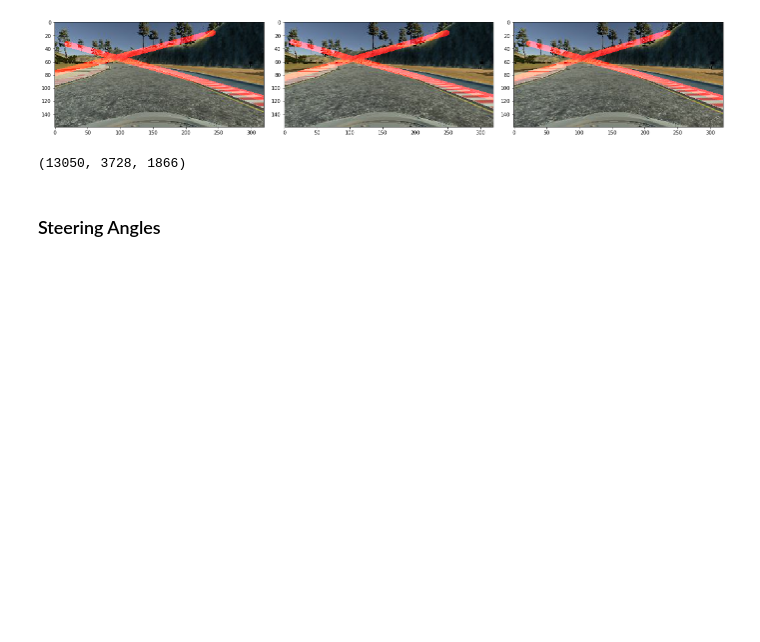
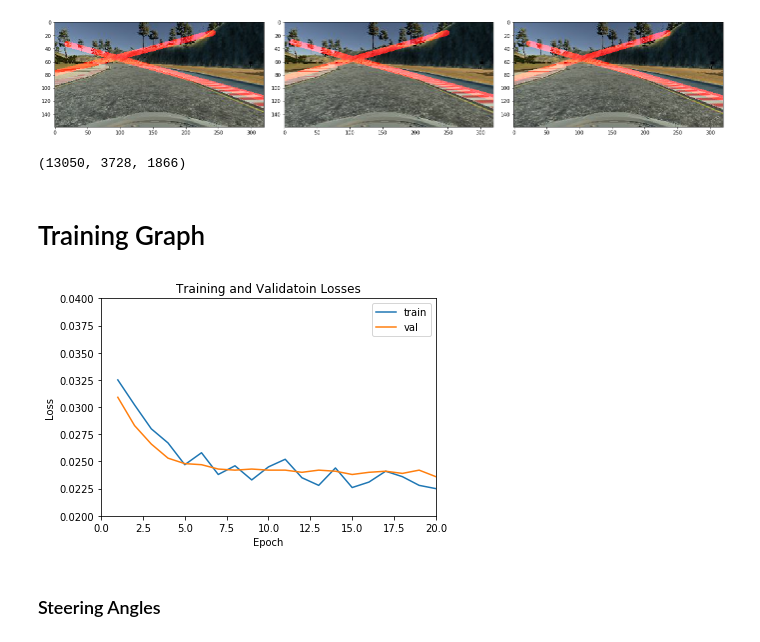
Before and after one commit to ekkus93/CarND-Behavioral-Cloning-P3, a Jupyter notebook: Behavioral_Cloning.ipynb, the cells around one changed output. Cells and saved outputs as stored; diff of their text form; code cells hidden in the pictures; blank space fills up the shorter version.

```diff
--- a/Behavioral_Cloning.ipynb
+++ b/Behavioral_Cloning.ipynb
@@ -167,6 +173,29 @@ model = load_model(model_file)
 # %%
 model_graph_file = 'imgs/model.png'
 plot_model(model, to_file=model_graph_file)
+# %% [markdown]
+# Training Graph
+# %%
+training_losses = [0.0325, 0.0302, 0.0280, 0.0267, 0.0247,
+                  0.0258, 0.0238, 0.0246, 0.0233, 0.0245,
+                  0.0252, 0.0235, 0.0228, 0.0244, 0.0226,
+                  0.0231, 0.0241, 0.0236, 0.0228, 0.0225]
+val_losses = [0.0309, 0.0283, 0.0266, 0.0253, 0.0248,
+             0.0247, 0.0243, 0.0242, 0.0243, 0.0242,
+             0.0242, 0.0240, 0.0242, 0.0241, 0.0238,
+             0.0240, 0.0241, 0.0239, 0.0242, 0.0236]
+
+y = [training_losses, val_losses]
+# %%
+plt.plot(range(1,21), np.transpose(y))
+plt.axis([0, 20, 0.02, 0.04])
+plt.xlabel('Epoch')
+plt.ylabel('Loss')
+plt.title('Training and Validatoin Losses')
+plt.legend(['train', 'val'])
+plt.show()
+# %% [output]
+[figure, added]
 # %% [markdown]
 ### Steering Angles
 # %%
```
Also changed, not shown: parts of 4 cells of this notebook, 8 other files.
